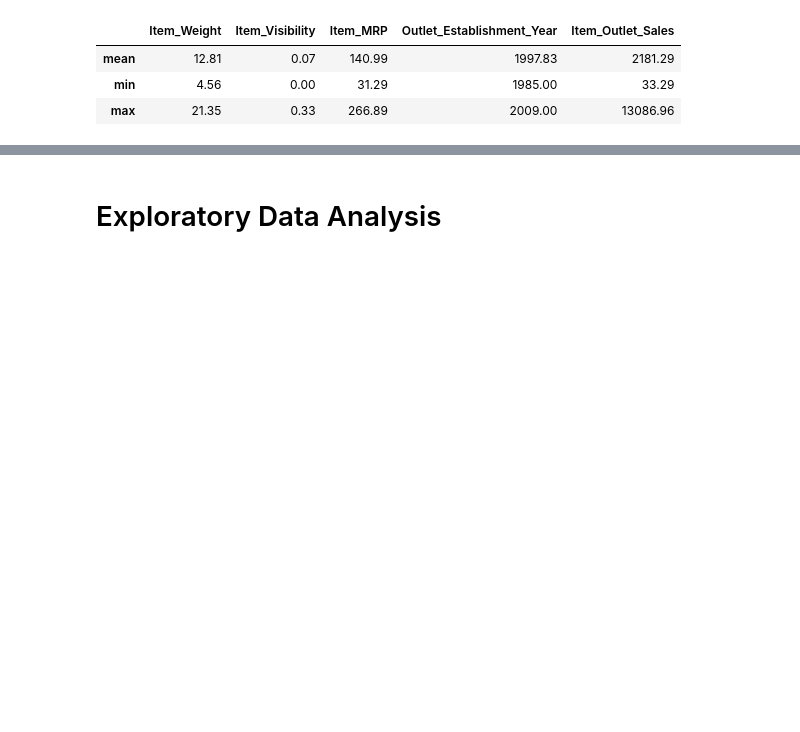
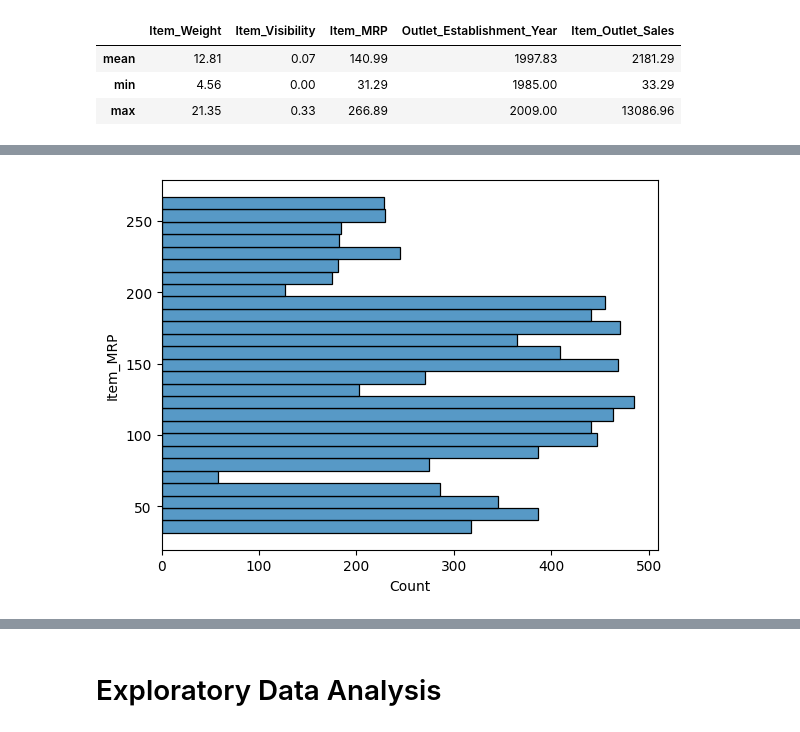
Before and after one commit to valmazan/Project_Part_Prediction-of-Product-Sales, a Jupyter notebook: Project_1_Pred_Product_Sales_Victoria_Almazan.ipynb, the cells around one changed output, grey strips where cells are left out. Saved outputs shown, nothing was run; the diff lists cells and outputs as text; code cells hidden in the pictures; blank space fills up the shorter version.

```diff
--- a/Project_1_Pred_Product_Sales_Victoria_Almazan.ipynb
+++ b/Project_1_Pred_Product_Sales_Victoria_Almazan.ipynb
@@ -370,0 +444,4 @@ num_value.loc[['mean', 'min','max']].round(2)
+# %%
+ax = sns.histplot(data=df, y = 'Item_MRP')
+# %% [output]
+[figure, added]
```
Also changed, not shown: parts of 41 cells of this notebook.
